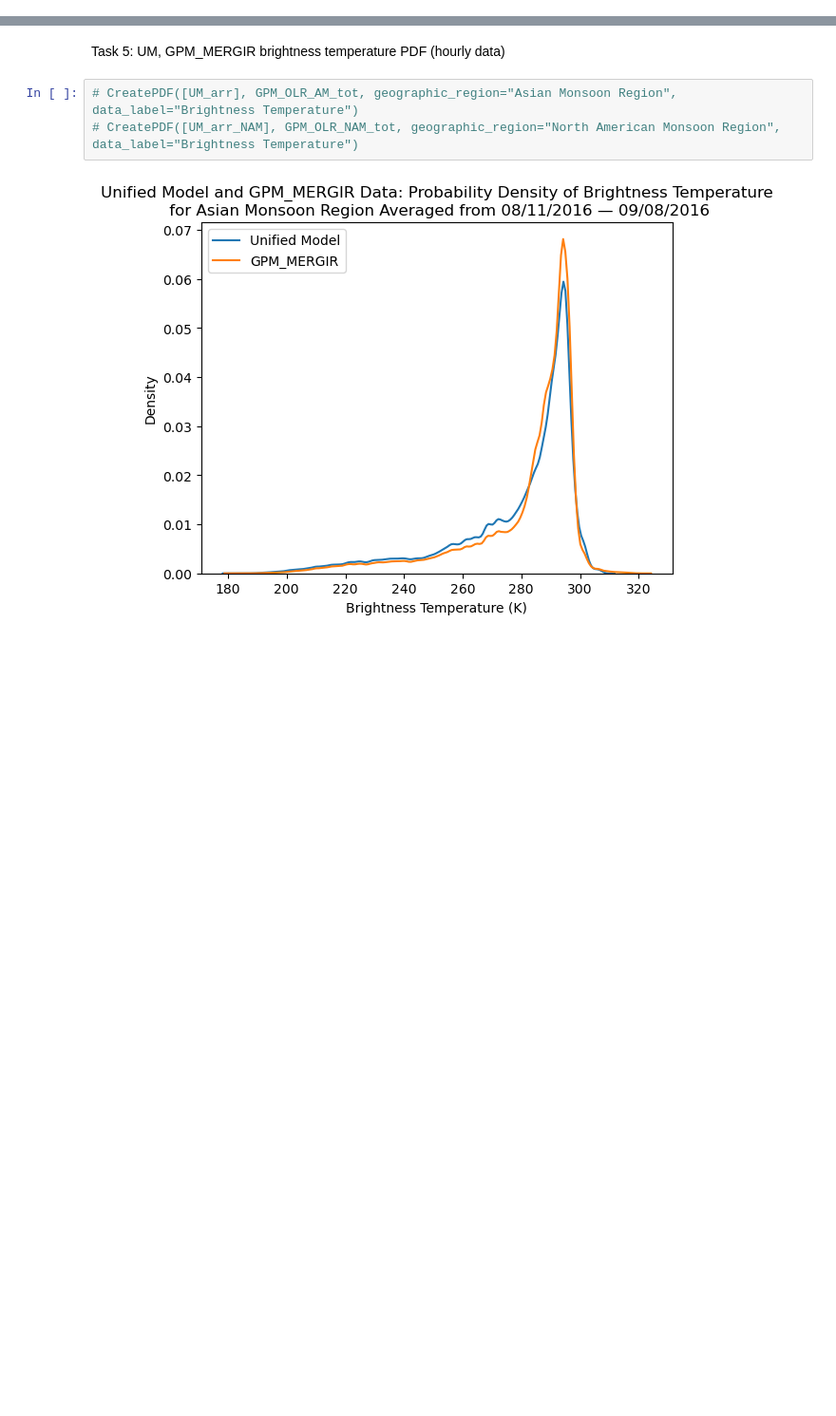
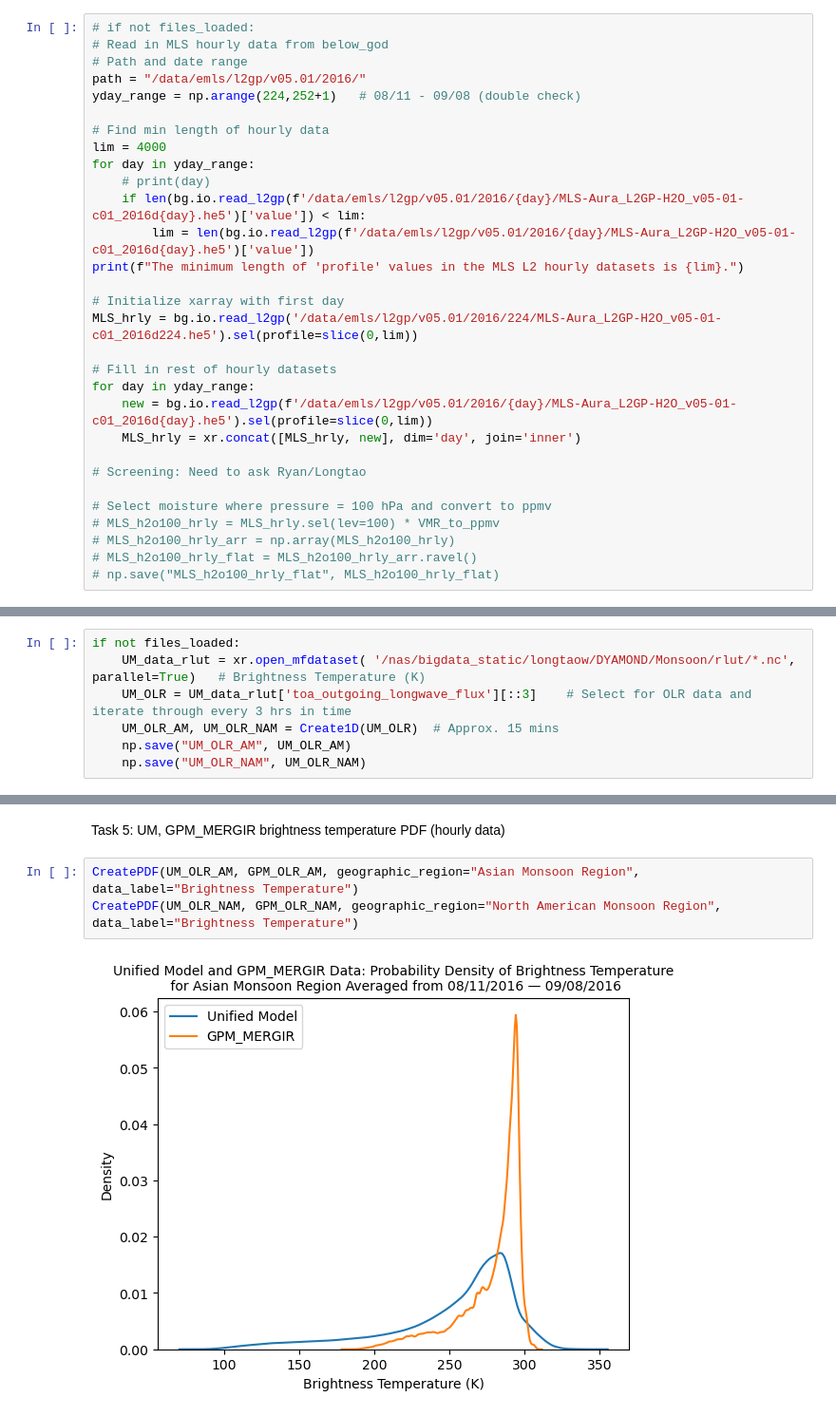
Before and after one commit to sierrastevnson/JPL-DeepConvection, a Jupyter notebook: Tasks/Code/tasks4_5_UM_MLS_GPM_PDFs.ipynb, the cells around one changed output, grey strips where cells are left out. Shown at 95% size. Cells and saved outputs as stored; diff of their text form; blank space fills up the shorter version.

Commit message:
updates for meeting (need to check UM/MLS units)

```diff
--- a/Tasks/Code/tasks4_5_UM_MLS_GPM_PDFs.ipynb
+++ b/Tasks/Code/tasks4_5_UM_MLS_GPM_PDFs.ipynb
@@ -92,0 +138,30 @@ MLS_h2o100_hrly_flat = MLS_h2o100_hrly_arr.ravel()
+# %%
+# if not files_loaded:
+# Read in MLS hourly data from below_god
+# Path and date range
+path = "/data/emls/l2gp/v05.01/2016/"
+yday_range = np.arange(224,252+1)   # 08/11 - 09/08 (double check)
+
+# Find min length of hourly data
+lim = 4000
+for day in yday_range:
+    # print(day)
+    if len(bg.io.read_l2gp(f'/data/emls/l2gp/v05.01/2016/{day}/MLS-Aura_L2GP-H2O_v05-01-c01_2016d{day}.he5')['value']) < lim:
+        lim = len(bg.io.read_l2gp(f'/data/emls/l2gp/v05.01/2016/{day}/MLS-Aura_L2GP-H2O_v05-01-c01_2016d{day}.he5')['value'])
+print(f"The minimum length of 'profile' values in the MLS L2 hourly datasets is {lim}.")
+
+# Initialize xarray with first day
+MLS_hrly = bg.io.read_l2gp('/data/emls/l2gp/v05.01/2016/224/MLS-Aura_L2GP-H2O_v05-01-c01_2016d224.he5').sel(profile=slice(0,lim))
+
+# Fill in rest of hourly datasets
+for day in yday_range:
+    new = bg.io.read_l2gp(f'/data/emls/l2gp/v05.01/2016/{day}/MLS-Aura_L2GP-H2O_v05-01-c01_2016d{day}.he5').sel(profile=slice(0,lim))
+    MLS_hrly = xr.concat([MLS_hrly, new], dim='day', join='inner')
+
+# Screening: Need to ask Ryan/Longtao
+
+# Select moisture where pressure = 100 hPa and convert to ppmv
+# MLS_h2o100_hrly = MLS_hrly.sel(lev=100) * VMR_to_ppmv
+# MLS_h2o100_hrly_arr = np.array(MLS_h2o100_hrly)
+# MLS_h2o100_hrly_flat = MLS_h2o100_hrly_arr.ravel()
+# np.save("MLS_h2o100_hrly_flat", MLS_h2o100_hrly_flat)
@@ -208,5 +318,12 @@ UM Moisture
 # %% [markdown]
 UM OLR (Brightness Temperature)
+# %%
+if not files_loaded:
+    UM_data_rlut = xr.open_mfdataset( '/nas/bigdata_static/longtaow/DYAMOND/Monsoon/rlut/*.nc', parallel=True)   # Brightness Temperature (K)
+    UM_OLR = UM_data_rlut['toa_outgoing_longwave_flux'][::3]    # Select for OLR data and iterate through every 3 hrs in time
+    UM_OLR_AM, UM_OLR_NAM = Create1D(UM_OLR)  # Approx. 15 mins
+    np.save("UM_OLR_AM", UM_OLR_AM)
+    np.save("UM_OLR_NAM", UM_OLR_NAM)
 # %% [markdown]
 ## Figures
 # %% [markdown]
@@ -271,7 +405,7 @@ CreatePDF(MLS_h2o100_hrly)
 # %% [markdown]
 Task 5: UM, GPM_MERGIR brightness temperature PDF (hourly data)
 # %%
-# CreatePDF([UM_arr], GPM_OLR_AM_tot, geographic_region="Asian Monsoon Region", data_label="Brightness Temperature")
-# CreatePDF([UM_arr_NAM], GPM_OLR_NAM_tot, geographic_region="North American Monsoon Region", data_label="Brightness Temperature")
+CreatePDF(UM_OLR_AM, GPM_OLR_AM, geographic_region="Asian Monsoon Region", data_label="Brightness Temperature")
+CreatePDF(UM_OLR_NAM, GPM_OLR_NAM, geographic_region="North American Monsoon Region", data_label="Brightness Temperature")
 # %% [output]
-[figure, old version]
+[figure, new version]
```
Also changed, not shown: parts of 36 cells of this notebook, 14 other files.
